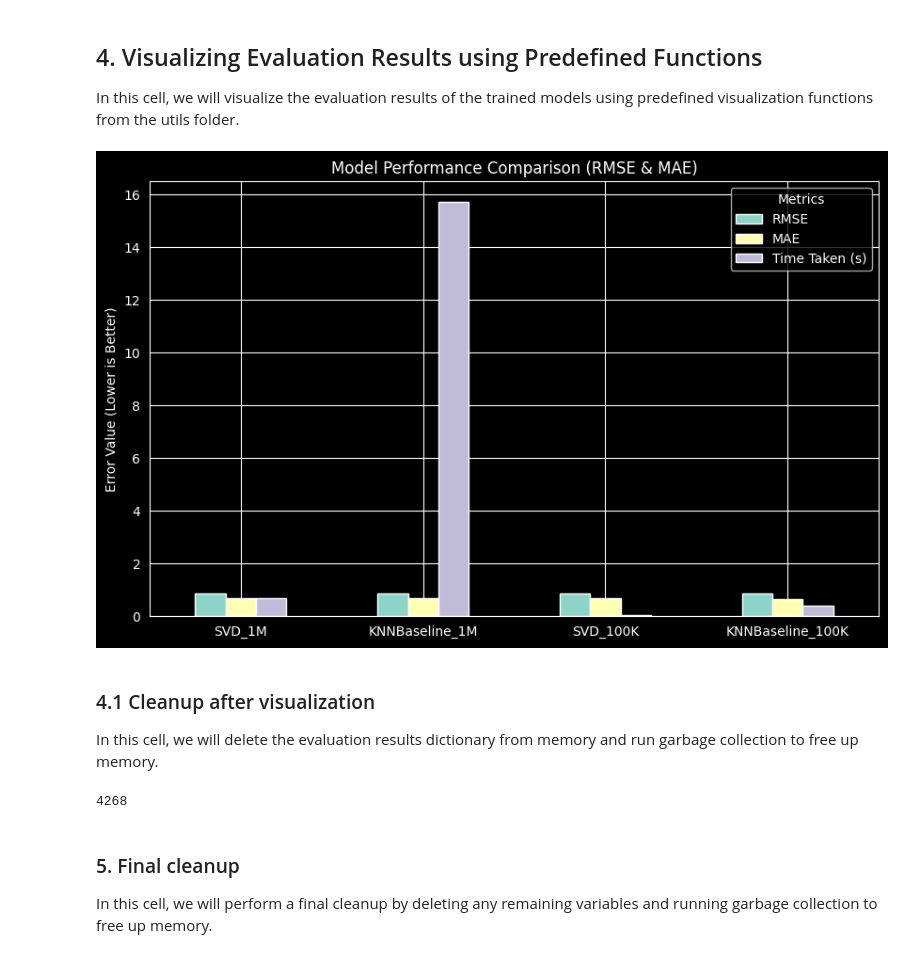
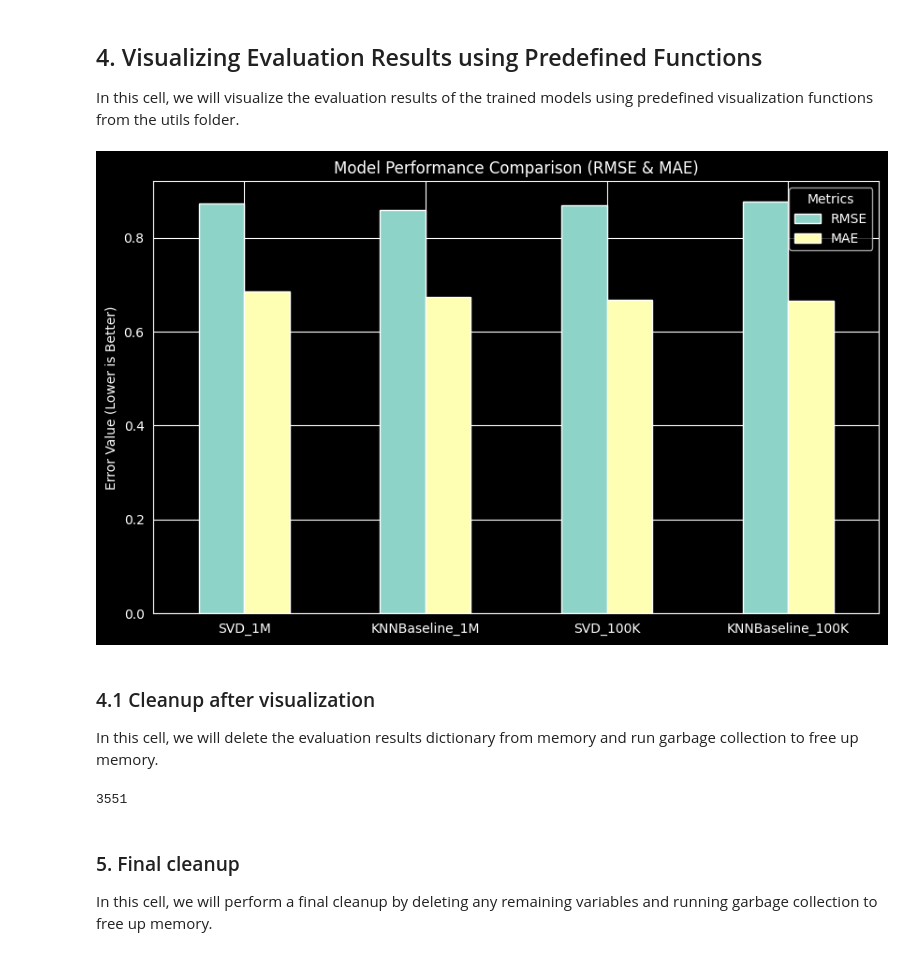
Before and after one commit to Ahmed-Hamila/ML_Project, a Jupyter notebook: notebooks/04_evaluation.ipynb, the cells around one changed output. Cells and saved outputs as stored; diff of their text form; code cells hidden in the pictures.

```diff
--- a/notebooks/04_evaluation.ipynb
+++ b/notebooks/04_evaluation.ipynb
@@ -198,16 +198,20 @@ In this cell, we will visualize the evaluation results of the trained models usi
 # %%
 # Aggregating evaluation results for visualization
 evaluation_results = {
     'SVD_1M': svd_1m_evaluation,
     'KNNBaseline_1M': knn_1m_evaluation,
     'SVD_100K': svd_100k_evaluation,
     'KNNBaseline_100K': knn_100k_evaluation
 }
 
+# Filter out metrics other than RMSE and MAE (removing time-related metrics)
+for model in evaluation_results:
+    evaluation_results[model] = {k: v for k, v in evaluation_results[model].items() if k in ['RMSE', 'MAE']}
+
 # Plotting the model comparison
 plot_model_comparison(evaluation_results)
 # %% [output]
-[figure, old version]
+[figure, new version]
 # %% [markdown]
 ### 4.1 Cleanup after visualization
 
@@ -225,7 +229,7 @@ del evaluation_results
 # Running garbage collection to free up memory
 gc.collect()
 # %% [output]
-4268
+3551
 # %% [markdown]
 ### 5. Final cleanup
 
```
Also changed, not shown: parts of 1 cell of this notebook, 3 other files.
